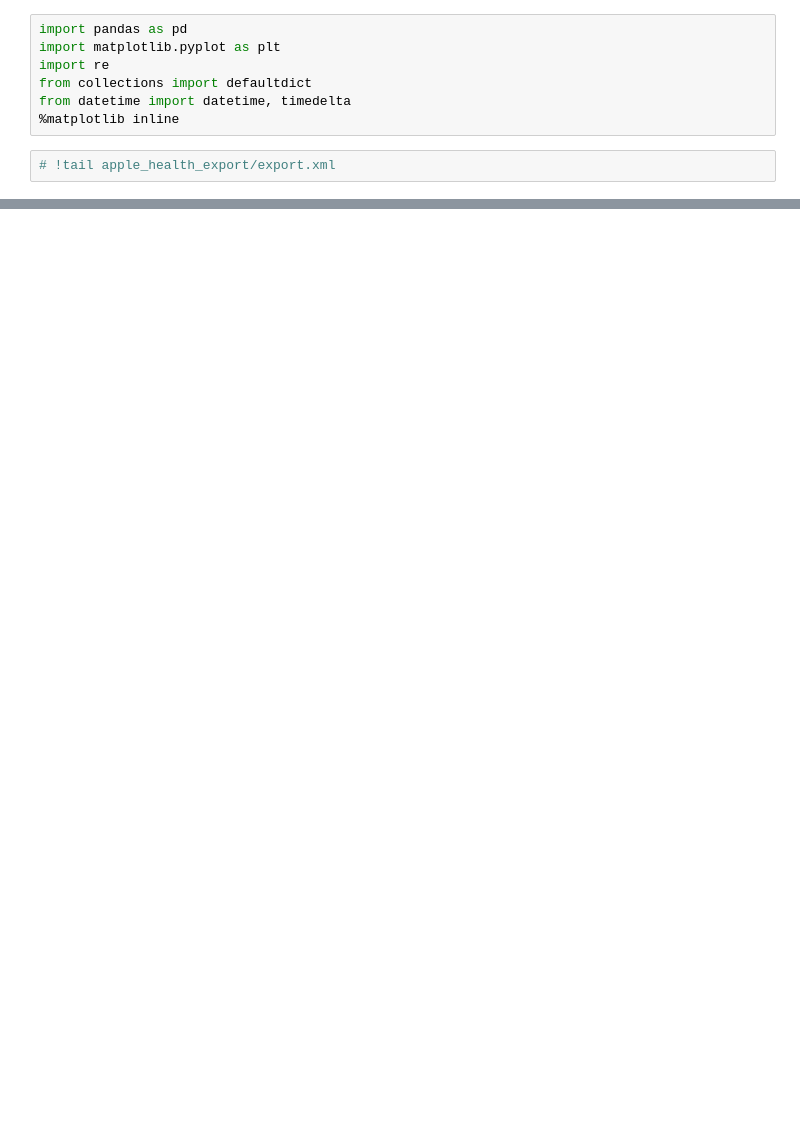
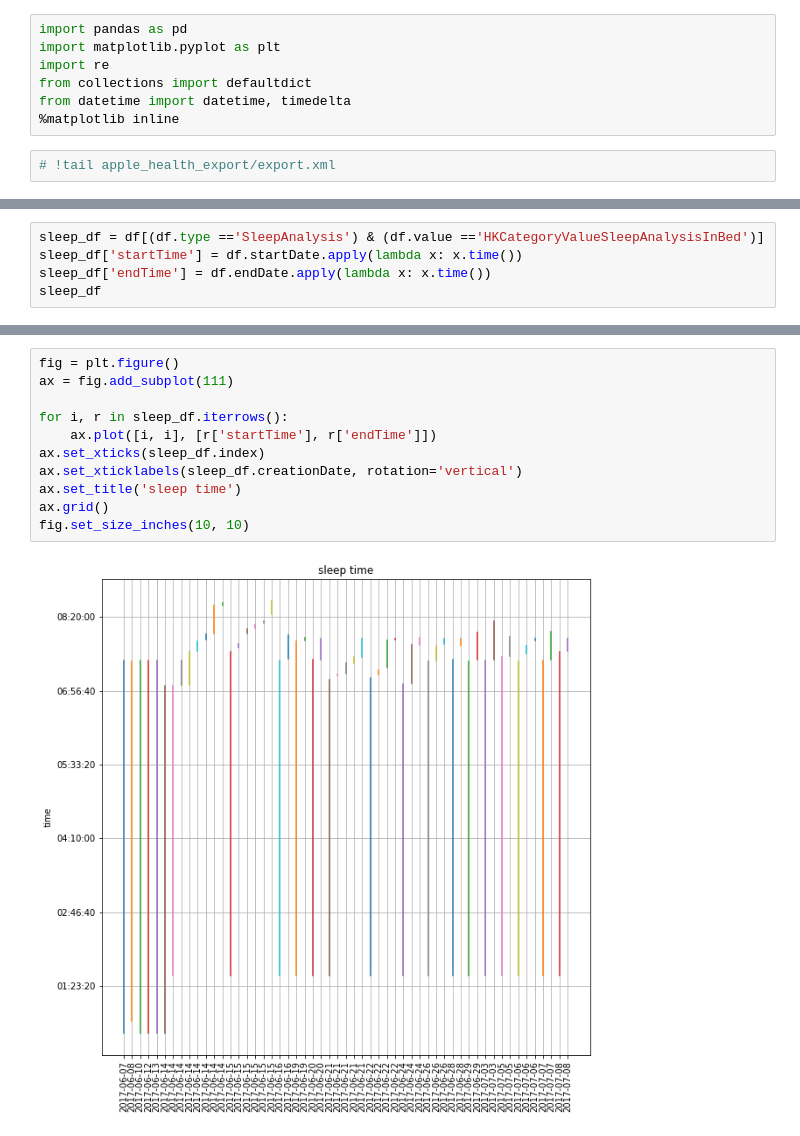
Before and after one commit to tamlt2704/tamlt2704.github.io, a Jupyter notebook: posts/iphone-health-data/index.ipynb, the cells around one changed output, grey strips where cells are left out. Drawn from its saved outputs; the diff is of its cells as text; blank space fills up the shorter version.

```diff
--- a/posts/iphone-health-data/index.ipynb
+++ b/posts/iphone-health-data/index.ipynb
@@ -102,0 +134,5 @@ df2
+# %%
+sleep_df = df[(df.type =='SleepAnalysis') & (df.value =='HKCategoryValueSleepAnalysisInBed')]
+sleep_df['startTime'] = df.startDate.apply(lambda x: x.time())
+sleep_df['endTime'] = df.endDate.apply(lambda x: x.time())
+sleep_df
@@ -102,0 +167,13 @@ df2
+# %%
+fig = plt.figure()
+ax = fig.add_subplot(111)
+
+for i, r in sleep_df.iterrows():
+    ax.plot([i, i], [r['startTime'], r['endTime']])
+ax.set_xticks(sleep_df.index)
+ax.set_xticklabels(sleep_df.creationDate, rotation='vertical')
+ax.set_title('sleep time')
+ax.grid()
+fig.set_size_inches(10, 10)
+# %% [output]
+[figure, added]
```
Also changed, not shown: parts of 9 cells of this notebook, 4 other files.
